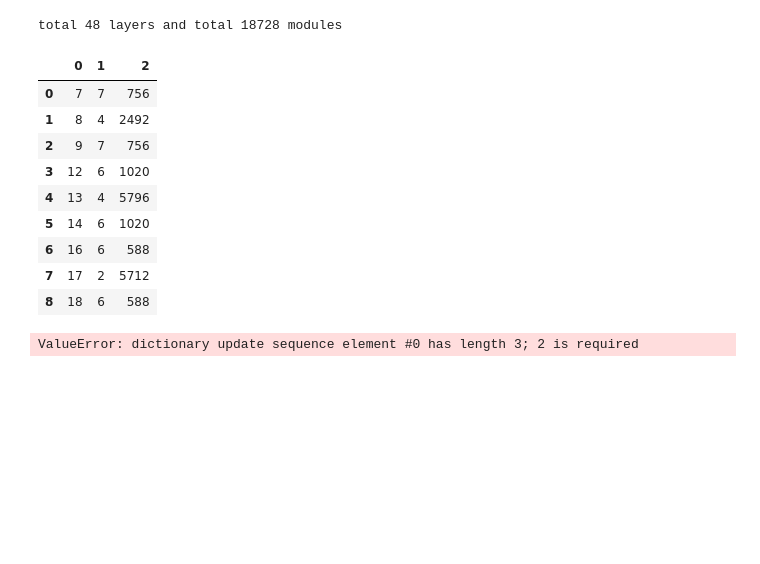
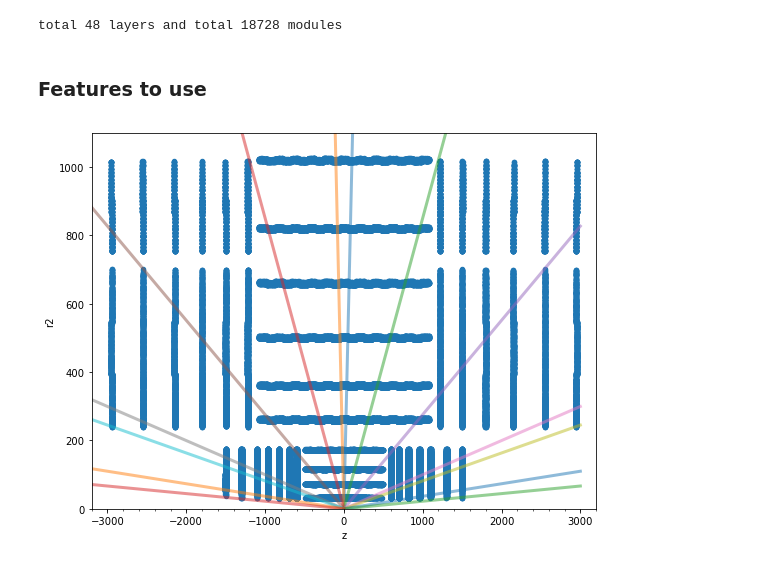
Before and after one commit to xju2/trackingML, a Jupyter notebook: featurs.ipynb, the cells around one changed output. Drawn from its saved outputs; the diff is of its cells as text; code cells hidden in the pictures; blank space fills up the shorter version.

```diff
--- a/featurs.ipynb
+++ b/featurs.ipynb
@@ -66,30 +60,0 @@ hits, cells, particles, truth = load_event(os.path.join('input/train_1', event_p
-# %%
-def get_features(df):
-    x = df.x.values
-    y = df.y.values
-    z = df.z.values
-
-    r = np.sqrt(x**2 + y**2 + z**2)
-
-    x2 = x/r
-    y2 = y/r
-
-    r2 = np.sqrt(x**2 + y**2)
-    z2 = z/r2
-
-    df['x2'] = x2
-    df['y2'] = y2
-    df['z2'] = z2
-    df['r2'] = r2
-
-
-    # eta, and phi
-    theta = np.arccos(z/r)
-    phi = np.arctan2(y, x)
-    eta = - np.log(np.tan(theta/2.))
-    df['r'] = r
-    df['eta'] = eta
-    df['phi'] = phi
-    df['absZ'] = np.abs(z)
-
-    return df
@@ -179,21 +133,5 @@ df_det_data = pd.DataFrame(data=det_data)
 print("total {} layers and total {} modules".format(df_det_data[1].sum(), df_det_data[2].sum()))
 # %% [output]
 total 48 layers and total 18728 modules
-# %%
-df_det_data
-# %% [output]
-|  | 0 | 1 | 2 |
-| 0 | 7 | 7 | 756 |
-| 1 | 8 | 4 | 2492 |
-| 2 | 9 | 7 | 756 |
-| 3 | 12 | 6 | 1020 |
-| 4 | 13 | 4 | 5796 |
-| 5 | 14 | 6 | 1020 |
-| 6 | 16 | 6 | 588 |
-| 7 | 17 | 2 | 5712 |
-| 8 | 18 | 6 | 588 |
-# %%
-det_dic = dict(det_data)
-print(det_dic)
-# %% [output]
-ValueError: dictionary update sequence element #0 has length 3; 2 is required
+# %% [markdown]
+### Features to use
@@ -199,0 +146,4 @@ ValueError: dictionary update sequence element #0 has length 3; 2 is required
+# %%
+plot_detector(hits)
+# %% [output]
+[figure, added]
```
Also changed, not shown: parts of 10 cells of this notebook, 2 other files.
